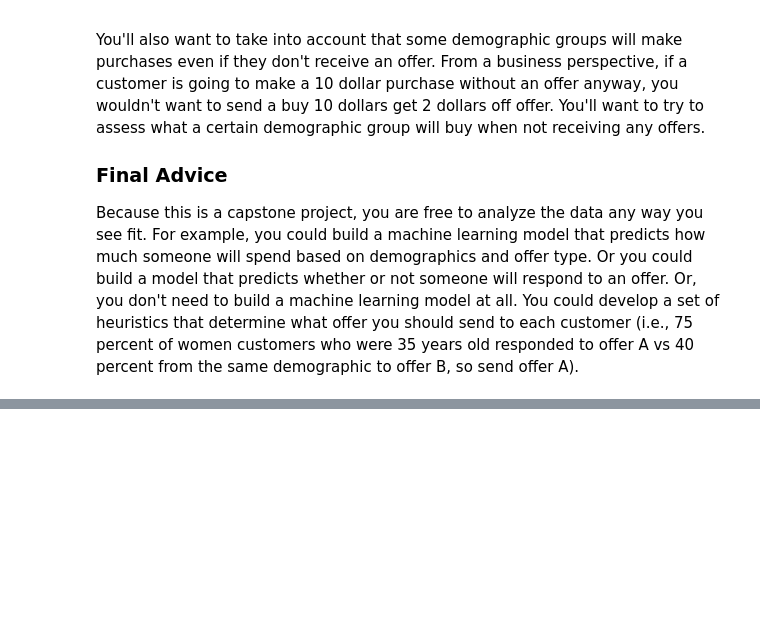
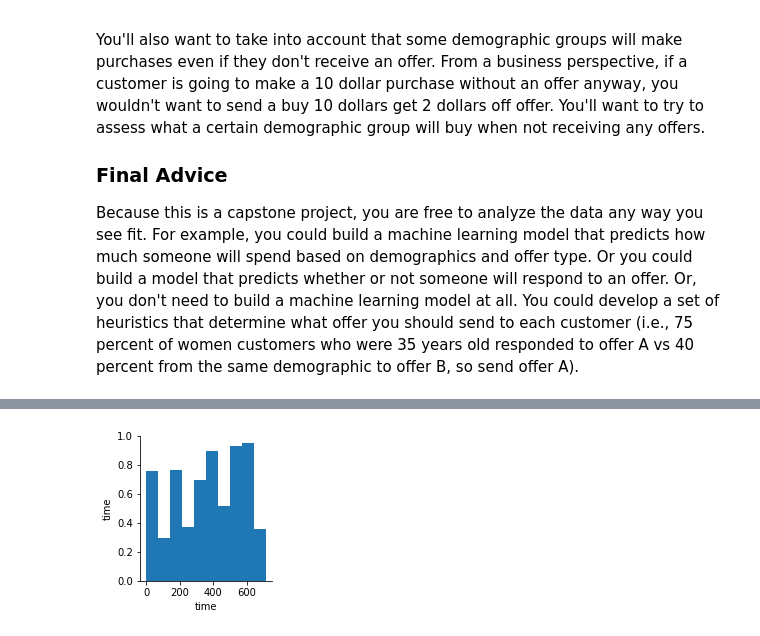
Before and after one commit to Zomma2/Starbucks-Capstone-, a Jupyter notebook: Starbucks_Capstone_notebook.ipynb, the cells around one changed output, grey strips where cells are left out. Saved outputs shown, nothing was run; the diff lists cells and outputs as text; code cells hidden in the pictures; blank space fills up the shorter version.

```diff
--- a/Starbucks_Capstone_notebook.ipynb
+++ b/Starbucks_Capstone_notebook.ipynb
@@ -161,0 +240,5 @@ array([118])
+# %%
+seaborn.pairplot(transcript) ;
+# Plot pairwise relationships transcript dataset.
+# %% [output]
+[figure, added]
```
Also changed, not shown: parts of 232 cells of this notebook.
